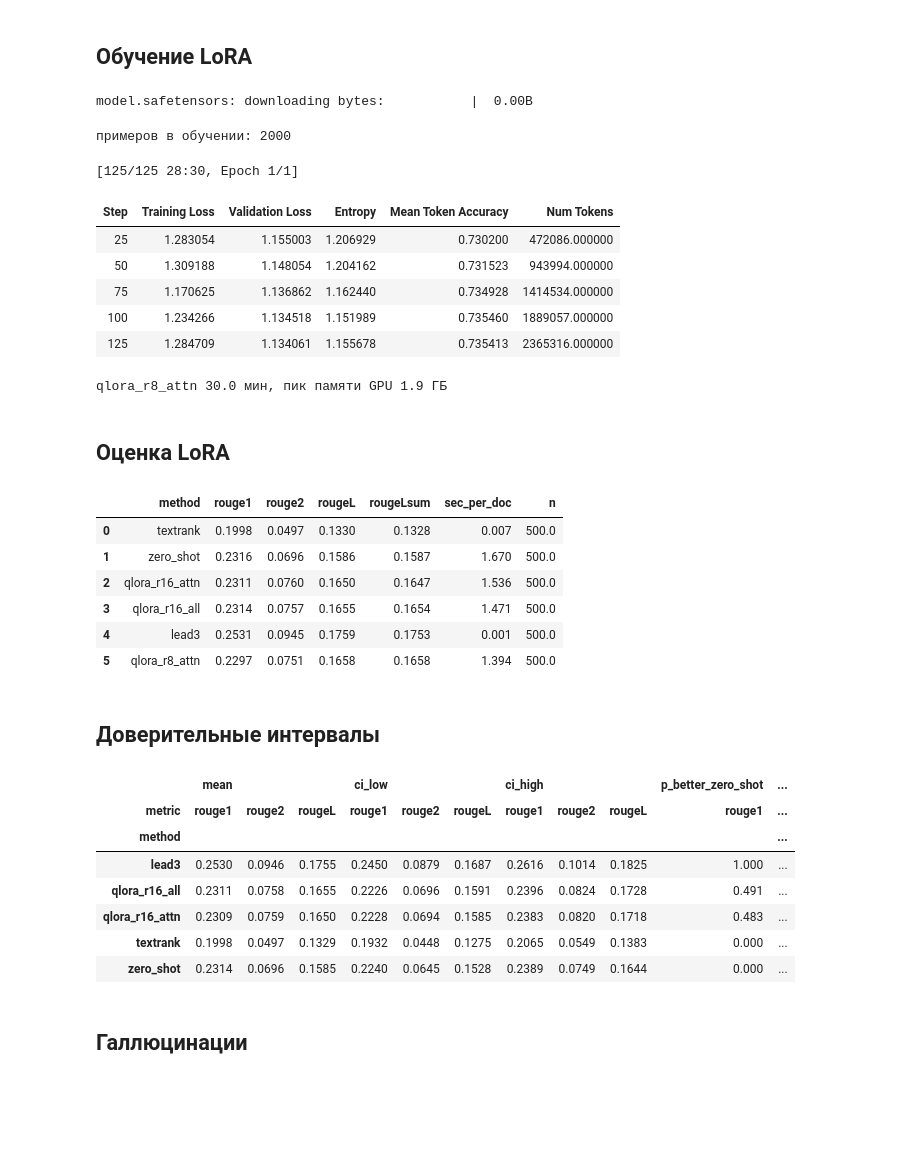
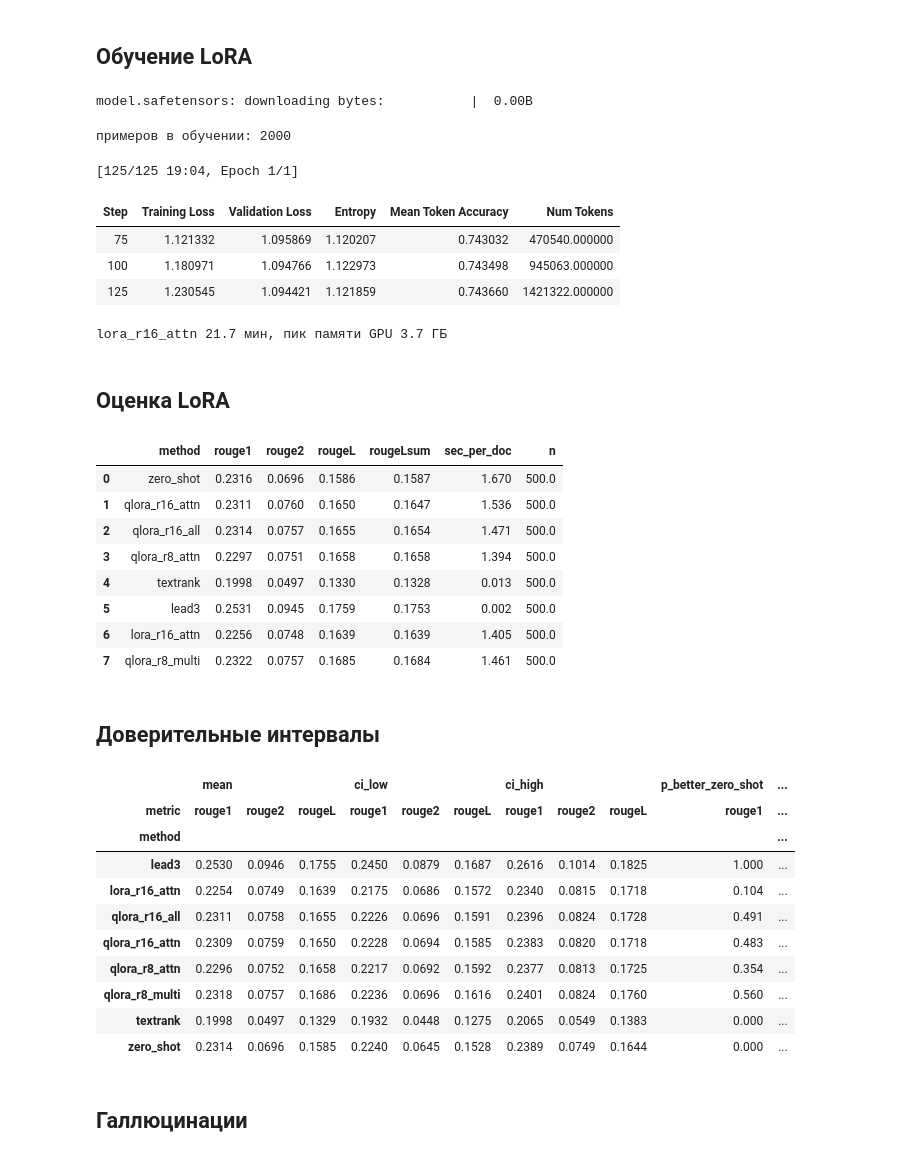
Before and after one commit to Polon-Lubvi/ICTIS, a Jupyter notebook: 01_pipeline.ipynb, the cells around one changed output. Cells and saved outputs as stored; diff of their text form; code cells hidden in the pictures; blank space fills up the shorter version.

```diff
--- a/01_pipeline.ipynb
+++ b/01_pipeline.ipynb
@@ -235,7 +237,7 @@ from transformers import AutoTokenizer, AutoModelForCausalLM
 
 MODEL = "Qwen/Qwen2.5-1.5B-Instruct"
 tok = AutoTokenizer.from_pretrained(MODEL, padding_side="left")
-#model = AutoModelForCausalLM.from_pretrained(MODEL, dtype=torch.float16, device_map="cuda")
+model = AutoModelForCausalLM.from_pretrained(MODEL, dtype=torch.float16, device_map="cuda")
 PROMPT = "Кратко перескажи новость в 1–3 предложениях.\n\n{text}"
 
 def build(text):
@@ -251,9 +253,9 @@ def generate(texts, bs=8, max_new=160):
         out += tok.batch_decode(gen[:, enc.input_ids.shape[1]:], skip_special_tokens=True)
     return [o.strip() for o in out]
 
-#t0 = time.time()
-#print(save_result("zero_shot", generate(list(eval_df.text)), time.time() - t0))
-#log_step("baseline_zero_shot", t0, rows_in=len(eval_df))
+t0 = time.time()
+print(save_result("zero_shot", generate(list(eval_df.text)), time.time() - t0))
+log_step("baseline_zero_shot", t0, rows_in=len(eval_df))
 # %% [markdown]
 ## Данные для обучения
 # %%
@@ -326,54 +328,54 @@ def train(name):
     log_step(f"train_{name}", t0, rows_in=len(train_ds))
     del tr, base; torch.cuda.empty_cache()
 
-train("qlora_r8_attn")
+train("lora_r16_attn")
 # %% [output]
 model.safetensors: downloading bytes:           |  0.00B
 примеров в обучении: 2000
-[125/125 28:30, Epoch 1/1]
+[125/125 19:04, Epoch 1/1]
 | Step | Training Loss | Validation Loss | Entropy | Mean Token Accuracy | Num Tokens |
-| 25 | 1.283054 | 1.155003 | 1.206929 | 0.730200 | 472086.000000 |
-| 50 | 1.309188 | 1.148054 | 1.204162 | 0.731523 | 943994.000000 |
-| 75 | 1.170625 | 1.136862 | 1.162440 | 0.734928 | 1414534.000000 |
-| 100 | 1.234266 | 1.134518 | 1.151989 | 0.735460 | 1889057.000000 |
-| 125 | 1.284709 | 1.134061 | 1.155678 | 0.735413 | 2365316.000000 |
+| 75 | 1.121332 | 1.095869 | 1.120207 | 0.743032 | 470540.000000 |
+| 100 | 1.180971 | 1.094766 | 1.122973 | 0.743498 | 945063.000000 |
+| 125 | 1.230545 | 1.094421 | 1.121859 | 0.743660 | 1421322.000000 |
-qlora_r8_attn 30.0 мин, пик памяти GPU 1.9 ГБ
+lora_r16_attn 21.7 мин, пик памяти GPU 3.7 ГБ
 # %% [markdown]
 ## Оценка LoRA
 # %%
 from peft import PeftModel
 
 def eval_lora(name):
     global model
     mlflow.end_run()
     base = AutoModelForCausalLM.from_pretrained(MODEL, dtype=torch.float16, device_map="cuda")
     model = PeftModel.from_pretrained(base, f"{ROOT}/checkpoints/{name}/final").merge_and_unload().eval()
     t0 = time.time()
     m = save_result(name, generate(list(eval_df.text)), time.time() - t0)
     row = m[m.method == name].iloc[0]
     run = mlflow.search_runs(experiment_names=["gazeta_lora"],
                              filter_string=f"attributes.run_name = '{name}'",
                              order_by=["start_time DESC"]).iloc[0]
     with mlflow.start_run(run_id=run.run_id):
         mlflow.log_metrics({f"eval_{k}": float(row[k]) for k in ["rouge1", "rouge2", "rougeL", "sec_per_doc"]})
     shutil.copy(MLFLOW_DB, f"{ROOT}/mlruns/mlflow.db")
     log_step(f"eval_{name}", t0, rows_in=len(eval_df))
     del model, base; torch.cuda.empty_cache()
     return m
 
-eval_lora("qlora_r8_attn")
+eval_lora("qlora_r8_multi")
 # %% [output]
 |  | method | rouge1 | rouge2 | rougeL | rougeLsum | sec_per_doc | n |
-| 0 | textrank | 0.1998 | 0.0497 | 0.1330 | 0.1328 | 0.007 | 500.0 |
-| 1 | zero_shot | 0.2316 | 0.0696 | 0.1586 | 0.1587 | 1.670 | 500.0 |
-| 2 | qlora_r16_attn | 0.2311 | 0.0760 | 0.1650 | 0.1647 | 1.536 | 500.0 |
-| 3 | qlora_r16_all | 0.2314 | 0.0757 | 0.1655 | 0.1654 | 1.471 | 500.0 |
-| 4 | lead3 | 0.2531 | 0.0945 | 0.1759 | 0.1753 | 0.001 | 500.0 |
-| 5 | qlora_r8_attn | 0.2297 | 0.0751 | 0.1658 | 0.1658 | 1.394 | 500.0 |
+| 0 | zero_shot | 0.2316 | 0.0696 | 0.1586 | 0.1587 | 1.670 | 500.0 |
+| 1 | qlora_r16_attn | 0.2311 | 0.0760 | 0.1650 | 0.1647 | 1.536 | 500.0 |
+| 2 | qlora_r16_all | 0.2314 | 0.0757 | 0.1655 | 0.1654 | 1.471 | 500.0 |
+| 3 | qlora_r8_attn | 0.2297 | 0.0751 | 0.1658 | 0.1658 | 1.394 | 500.0 |
+| 4 | textrank | 0.1998 | 0.0497 | 0.1330 | 0.1328 | 0.013 | 500.0 |
+| 5 | lead3 | 0.2531 | 0.0945 | 0.1759 | 0.1753 | 0.002 | 500.0 |
+| 6 | lora_r16_attn | 0.2256 | 0.0748 | 0.1639 | 0.1639 | 1.405 | 500.0 |
+| 7 | qlora_r8_multi | 0.2322 | 0.0757 | 0.1685 | 0.1684 | 1.461 | 500.0 |
 # %% [markdown]
 ## Доверительные интервалы
 # %%
-METHODS = ["lead3", "textrank", "zero_shot", "qlora_r16_attn", "qlora_r16_all"]
+METHODS = ["lead3", "textrank", "zero_shot", "qlora_r16_attn", "qlora_r16_all", "qlora_r8_attn", "lora_r16_attn", "qlora_r8_multi"]
 idx = np.random.default_rng(SEED).integers(0, len(eval_df), size=(1000, len(eval_df)))
 
 per_doc = {}
@@ -399,8 +401,11 @@ ci.pivot(index="method", columns="metric", values=["mean", "ci_low", "ci_high",
 | metric | rouge1 | rouge2 | rougeL | rouge1 | rouge2 | rougeL | rouge1 | rouge2 | rougeL | rouge1 | ... |
 | method |  |  |  |  |  |  |  |  |  |  | ... |
 | lead3 | 0.2530 | 0.0946 | 0.1755 | 0.2450 | 0.0879 | 0.1687 | 0.2616 | 0.1014 | 0.1825 | 1.000 | ... |
+| lora_r16_attn | 0.2254 | 0.0749 | 0.1639 | 0.2175 | 0.0686 | 0.1572 | 0.2340 | 0.0815 | 0.1718 | 0.104 | ... |
 | qlora_r16_all | 0.2311 | 0.0758 | 0.1655 | 0.2226 | 0.0696 | 0.1591 | 0.2396 | 0.0824 | 0.1728 | 0.491 | ... |
 | qlora_r16_attn | 0.2309 | 0.0759 | 0.1650 | 0.2228 | 0.0694 | 0.1585 | 0.2383 | 0.0820 | 0.1718 | 0.483 | ... |
+| qlora_r8_attn | 0.2296 | 0.0752 | 0.1658 | 0.2217 | 0.0692 | 0.1592 | 0.2377 | 0.0813 | 0.1725 | 0.354 | ... |
+| qlora_r8_multi | 0.2318 | 0.0757 | 0.1686 | 0.2236 | 0.0696 | 0.1616 | 0.2401 | 0.0824 | 0.1760 | 0.560 | ... |
 | textrank | 0.1998 | 0.0497 | 0.1329 | 0.1932 | 0.0448 | 0.1275 | 0.2065 | 0.0549 | 0.1383 | 0.000 | ... |
 | zero_shot | 0.2314 | 0.0696 | 0.1585 | 0.2240 | 0.0645 | 0.1528 | 0.2389 | 0.0749 | 0.1644 | 0.000 | ... |
 # %% [markdown]
```
Also changed, not shown: parts of 11 cells of this notebook.
